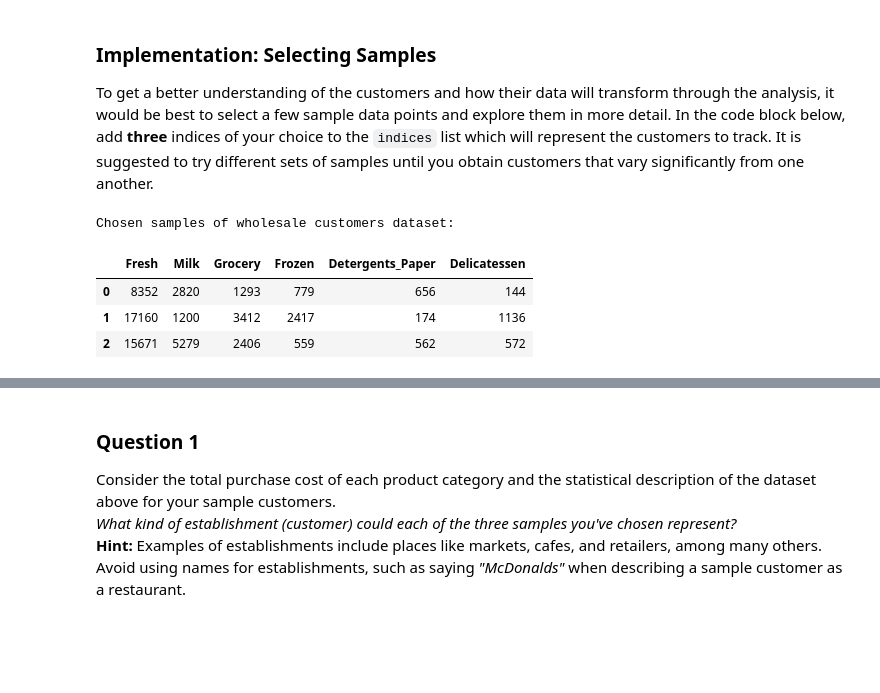
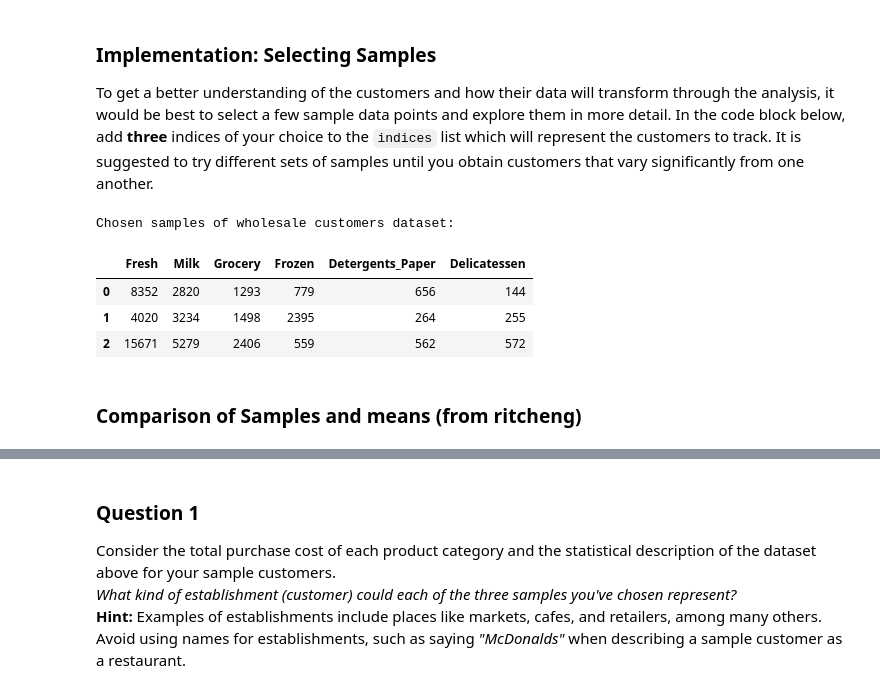
Before and after one commit to roolvp/ml-projects, a Jupyter notebook: customer_segments/customer_segments.ipynb, the cells around one changed output, grey strips where cells are left out. Drawn from its saved outputs; the diff is of its cells as text; code cells hidden in the pictures; blank space fills up the shorter version.

```diff
--- a/customer_segments/customer_segments.ipynb
+++ b/customer_segments/customer_segments.ipynb
@@ -69,15 +69,17 @@ data.head()
 To get a better understanding of the customers and how their data will transform through the analysis, it would be best to select a few sample data points and explore them in more detail. In the code block below, add **three** indices of your choice to the `indices` list which will represent the customers to track. It is suggested to try different sets of samples until you obtain customers that vary significantly from one another.
 # %%
 # TODO: Select three indices of your choice you wish to sample from the dataset
-indices = [69,120,248]
+indices = [69,121,248]
 
 # Create a DataFrame of the chosen samples
 samples = pd.DataFrame(data.loc[indices], columns = data.keys()).reset_index(drop = True)
 print "Chosen samples of wholesale customers dataset:"
 display(samples)
 # %% [output]
 Chosen samples of wholesale customers dataset:
 |  | Fresh | Milk | Grocery | Frozen | Detergents_Paper | Delicatessen |
 | 0 | 8352 | 2820 | 1293 | 779 | 656 | 144 |
-| 1 | 17160 | 1200 | 3412 | 2417 | 174 | 1136 |
+| 1 | 4020 | 3234 | 1498 | 2395 | 264 | 255 |
 | 2 | 15671 | 5279 | 2406 | 559 | 562 | 572 |
+# %% [markdown]
+### Comparison of Samples and means (from ritcheng)
```
Also changed, not shown: parts of 12 cells of this notebook.
